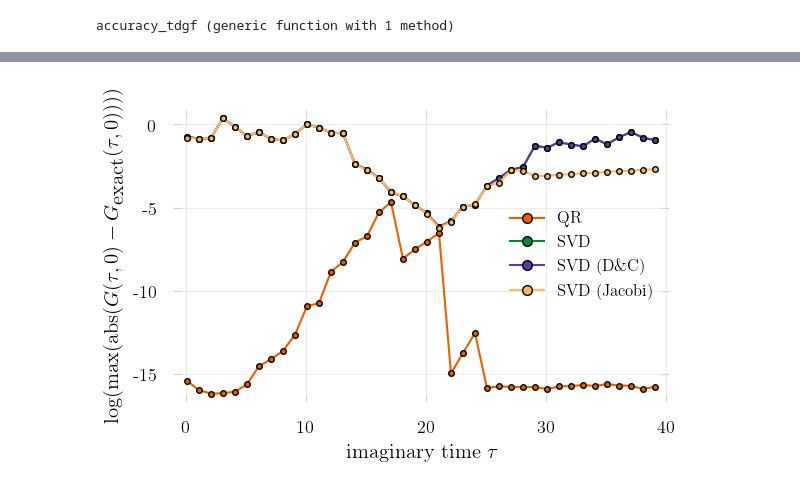
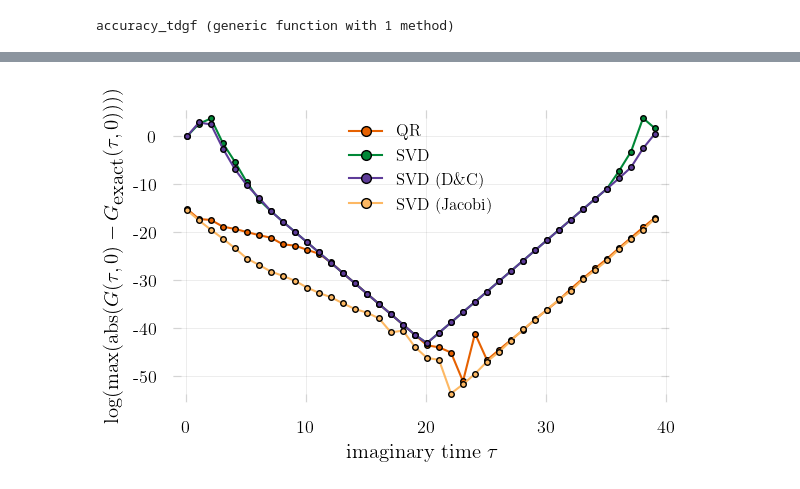
Before and after one commit to carstenbauer/StableDQMC.jl, a Jupyter notebook: notebooks/accuracy.ipynb, the cells around one changed output, grey strips where cells are left out. Saved outputs shown, nothing was run; the diff lists cells and outputs as text; code cells hidden in the pictures.

```diff
--- a/notebooks/accuracy.ipynb
+++ b/notebooks/accuracy.ipynb
@@ -58,17 +50,2 @@ N = 10
 # %% [markdown]
 # Non-interacting system
-# %%
-n = 8
-t = -1
-μ = -0.1
-Δτ = 0.1
-T = diagm(-1 => fill(-t, n-1), 1 => fill(-t, n-1), 0 => fill(μ, n))
-
-# PBC
-T[1,end] = -t
-T[end,1] = -t
-
-# B from spin-fermion model
-#B = [0.975173 0.0971936 0.192475 0.0191836 0.0 0.0 0.0 0.0; 0.0971936 0.975173 0.0191836 0.192475 0.0 0.0 0.0 0.0; 0.192475 0.0191836 0.975173 0.0971936 0.0 0.0 0.0 0.0; 0.0191836 0.192475 0.0971936 0.975173 0.0 0.0 0.0 0.0; 0.0 0.0 0.0 0.0 0.975173 -0.192475 -0.0971936 0.0191836; 0.0 0.0 0.0 0.0 -0.192475 0.975173 0.0191836 -0.0971936; 0.0 0.0 0.0 0.0 -0.0971936 0.0191836 0.975173 -0.192475; 0.0 0.0 0.0 0.0 0.0191836 -0.0971936 -0.192475 0.975173]
-
-B = exp(-Δτ .* T)
@@ -117,7 +102,7 @@ estimate_breakdown(17)
 # %% [output]
 97.85986645224693
 # %%
-Bbig = BigFloat.(B)
+Bbig = BigFloat.(B0)
 N = 500
 
 setprecision(100) do
@@ -508,18 +513,18 @@ function accuracy_tdgf(B; loh = false)
     for s in slices
         local TDGF_genericsvd
         setprecision(1000) do
-            TDGF_genericsvd = calc_tdgf_svd(Bbig, s, M-s, inv_sum_method = inv_sum_method, svdalg = genericsvd!)
+            TDGF_genericsvd = calc_tdgf_svd(Bbig, s, M-s, inv_sum_method = inv_sum_method, svdalg_chain = genericsvd, svdalg_inv = genericsvd!)
         end
 
         TDGF_qr = calc_tdgf_qr(B, s, M-s, inv_sum_method = inv_sum_method)
-        TDGF_gesdd = calc_tdgf_svd(B, s, M-s, inv_sum_method = inv_sum_method, svdalg = gesdd!)
-        TDGF_gesvd = calc_tdgf_svd(B, s, M-s, inv_sum_method = inv_sum_method, svdalg = gesvd!)
-        TDGF_gesvj = calc_tdgf_svd(B, s, M-s, inv_sum_method = inv_sum_method, svdalg = StableDQMC.gesvj!)
+        TDGF_gesdd = calc_tdgf_svd(B, s, M-s, inv_sum_method = inv_sum_method, svdalg_chain = gesdd, svdalg_inv = gesdd!)
+        TDGF_gesvd = calc_tdgf_svd(B, s, M-s, inv_sum_method = inv_sum_method, svdalg_chain = gesvd, svdalg_inv = gesvd!)
+        TDGF_gesvj = calc_tdgf_svd(B, s, M-s, inv_sum_method = inv_sum_method, svdalg_chain = StableDQMC.gesvj, svdalg_inv = StableDQMC.gesvj!)
 
-        Δ_qr    = mean(abs, TDGF_qr - TDGF_genericsvd)
-        Δ_gesdd = mean(abs, TDGF_gesdd - TDGF_genericsvd)
-        Δ_gesvd = mean(abs, TDGF_gesvd - TDGF_genericsvd)
-        Δ_gesvj = mean(abs, TDGF_gesvj - TDGF_genericsvd)
+        Δ_qr    = maximum(abs, TDGF_qr - TDGF_genericsvd)
+        Δ_gesdd = maximum(abs, TDGF_gesdd - TDGF_genericsvd)
+        Δ_gesvd = maximum(abs, TDGF_gesvd - TDGF_genericsvd)
+        Δ_gesvj = maximum(abs, TDGF_gesvj - TDGF_genericsvd)
 
         push!(df, [s, Δ_qr, Δ_gesdd, Δ_gesvd, Δ_gesvj])
     end
@@ -553,12 +558,14 @@ df_tdgf = accuracy_tdgf(B; loh = false)
+# %%
+df_tdgf4 = accuracy_tdgf(B4; loh = false);
 # %%
-@df df_tdgf plot(:slice .* 0.1, (x -> log.(10, x)).([:qr, :gesvd, :gesdd, :gesvj]),
+@df df_tdgf4 plot(:slice .* 0.1, (x -> log.(10, x)).([:qr, :gesvd, :gesdd, :gesvj]),
             marker=true,
             color=permutedims(["#E66101", "#008837", "#5E3C99", "#FDB863"]), # #E66101 for QR
             label=permutedims(["QR", "SVD", "SVD (D\\&C)", "SVD (Jacobi)"]),
 #             xlims=(0,10)
            )
 xlabel!(L"imaginary time $\tau$")
 ylabel!(L"\log(\textrm{max}(\textrm{abs}(G(\tau, 0) - G_{\textrm{exact}}(\tau, 0))))")
-savefig("../paper/figures/accuracy_tdgf.pdf")
+savefig("../paper/figures/accuracy_tdgf_U4.pdf")
 # %% [output]
-[figure, old version]
+[figure, new version]
```
Also changed, not shown: parts of 31 cells of this notebook, 36 other files.
